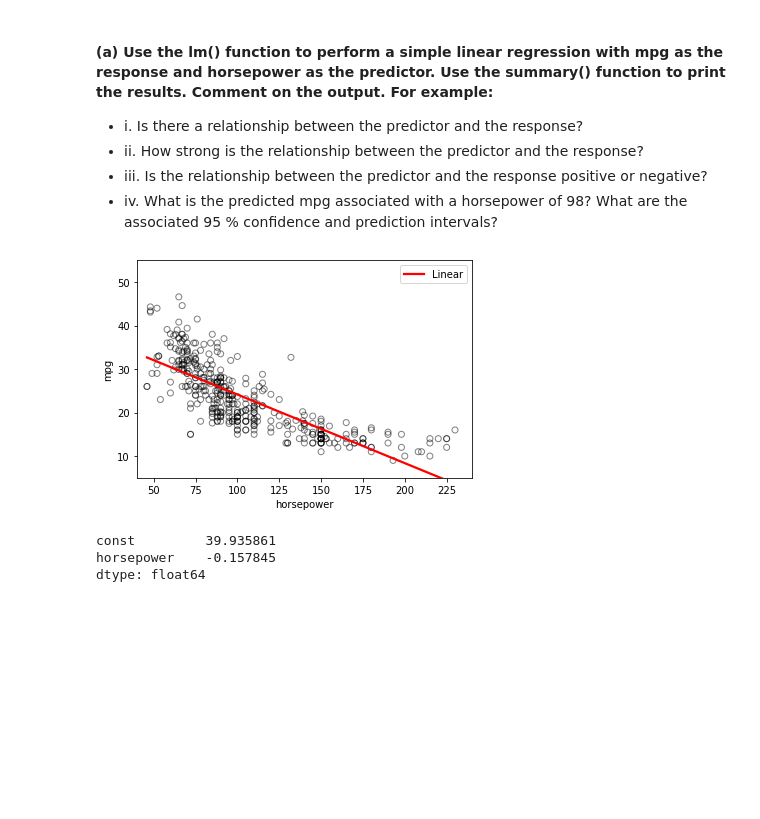
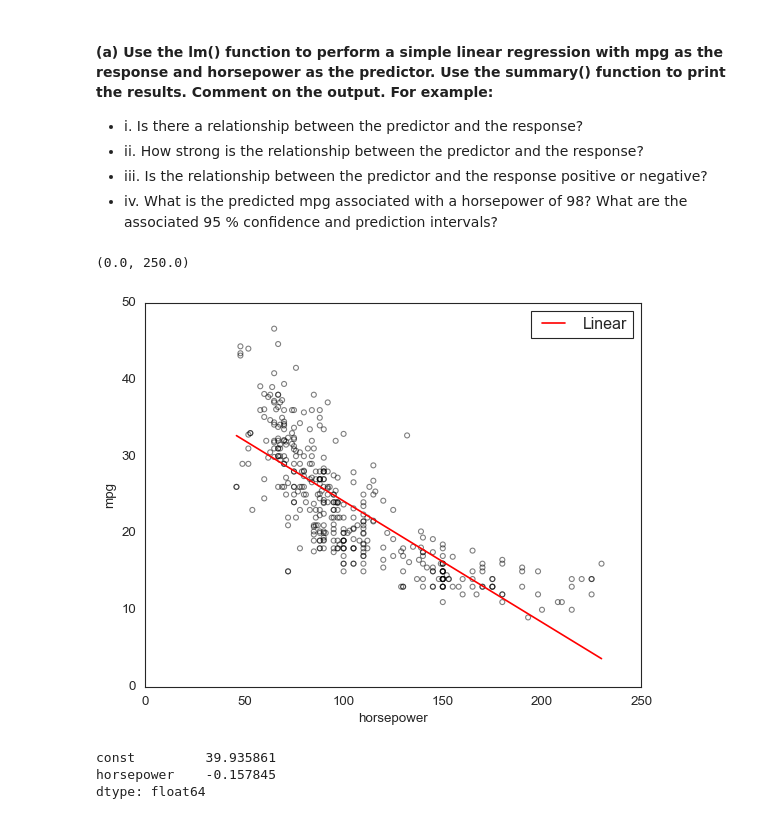
Before and after one commit to balintalfoldy/ISLR_python_AB, a Jupyter notebook: Notebooks/ch3_linear_regression_applied.ipynb, the cells around one changed output. Saved outputs shown, nothing was run; the diff lists cells and outputs as text; code cells hidden in the pictures; blank space fills up the shorter version.

```diff
--- a/Notebooks/ch3_linear_regression_applied.ipynb
+++ b/Notebooks/ch3_linear_regression_applied.ipynb
@@ -48,14 +52,14 @@ data = Auto[['horsepower', 'mpg']].sort_values('horsepower')
 X1 = data['horsepower']
 Y = data['mpg']
 X = sm.add_constant(X1)
-# %%
-plt.scatter(X1, Y, facecolors='None', edgecolors='k', alpha=.5)
-sns.regplot(X1, Y, ci=None, label='Linear', scatter=False, color='red')
-plt.legend()
-plt.ylim(5,55)
-plt.xlim(40,240);
-# %% [output]
-[figure, removed]
+# %%
+axes = sns.regplot(X1, Y, ci=None, label='Linear', scatter=False, color='red')
+axes.scatter(X1, Y, facecolors='None', edgecolors='k', alpha=.5)
+axes.legend()
+axes.set_xlim([0, 250])
+# %% [output]
+(0.0, 250.0)
+[figure, added]
 # %%
 results = sm.OLS(Y,X).fit()
 # %%
```
Also changed, not shown: parts of 12 cells of this notebook.
